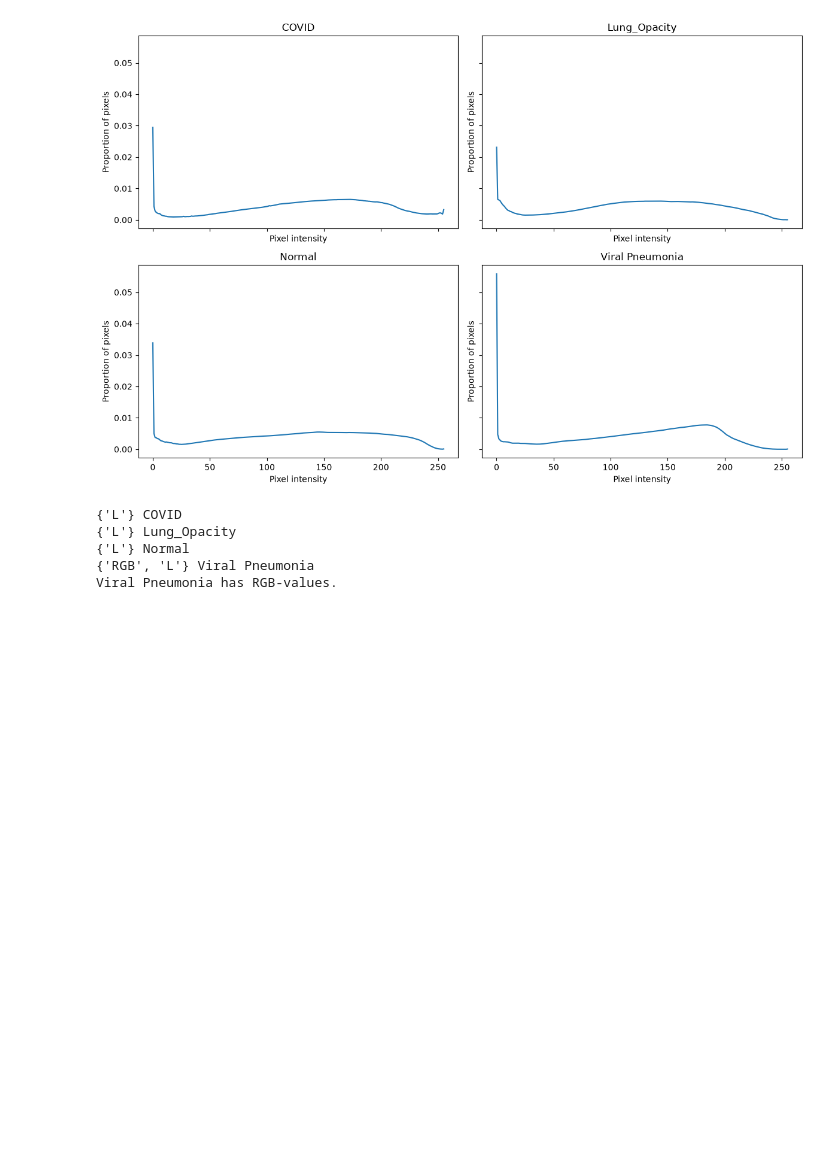
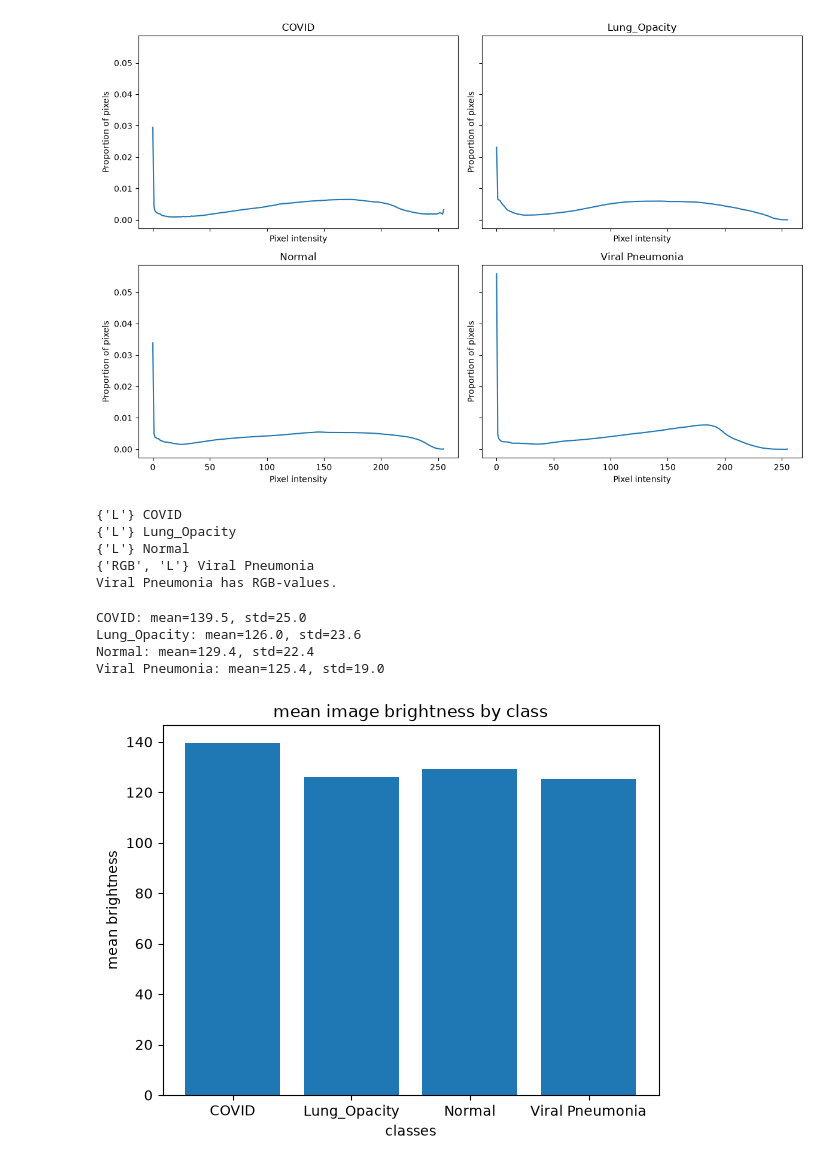
Before and after one commit to DataScientest-Studio/jun26_bds_int_covid, a Jupyter notebook: notebooks/01_exploration.ipynb, the cells around one changed output. Cells and saved outputs as stored; diff of their text form; code cells hidden in the pictures; blank space fills up the shorter version.

```diff
--- a/notebooks/01_exploration.ipynb
+++ b/notebooks/01_exploration.ipynb
@@ -291,21 +291,34 @@ Viral Pneumonia has RGB-values.
 # %%
 classes = ["COVID", "Lung_Opacity", "Normal", "Viral Pneumonia"]
 class_brightness = {}
+brightness_by_class = []
 
 for c in classes:
     folder = dataset_path / c / "images"
     brightness_values = []
 
     for image_path in folder.glob("*.png"):
         with Image.open(image_path) as image:
             grayscale = np.asarray(image.convert("L"), dtype=np.uint8)
         brightness_values.append(grayscale.mean())
 
     class_brightness[c] = np.mean(brightness_values)
+    brightness_by_class.append(brightness_values)
     print(f"{c}: mean={class_brightness[c]:.1f}, std={np.std(brightness_values):.1f}")
 
 plt.bar(class_brightness.keys(), class_brightness.values())
 plt.xlabel("classes")
 plt.ylabel("mean brightness")
 plt.title("mean image brightness by class")
 plt.show()
+
+plt.boxplot(brightness_by_class, tick_labels=classes)
+plt.ylabel("brightness")
+plt.title("brightness by class")
+plt.show()
+# %% [output]
+COVID: mean=139.5, std=25.0
+Lung_Opacity: mean=126.0, std=23.6
+Normal: mean=129.4, std=22.4
+Viral Pneumonia: mean=125.4, std=19.0
+[figure, added]
```
Also changed, not shown: parts of 1 cell of this notebook.
